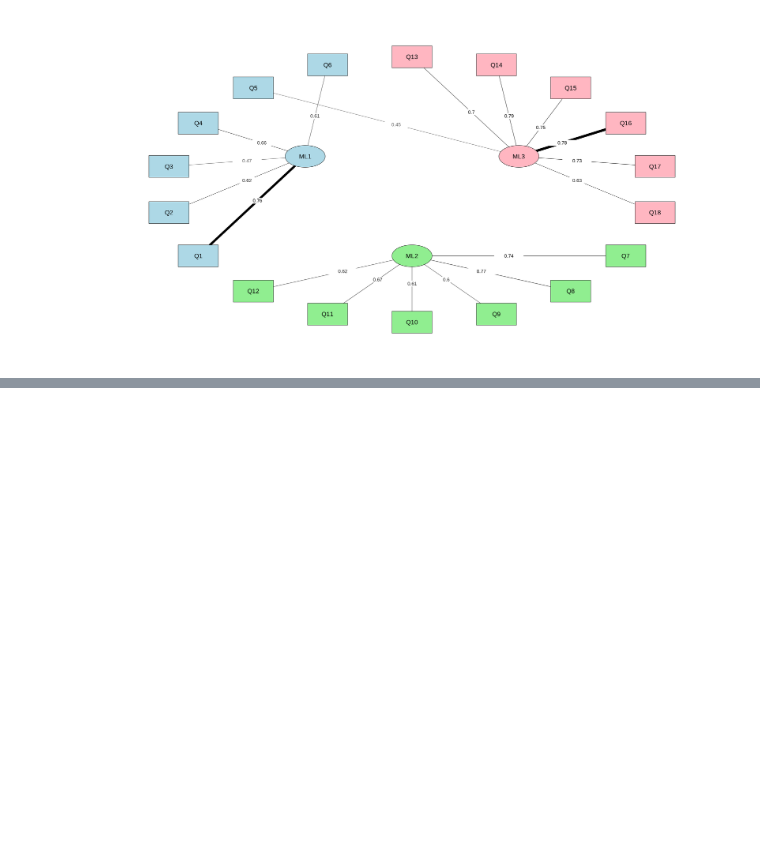
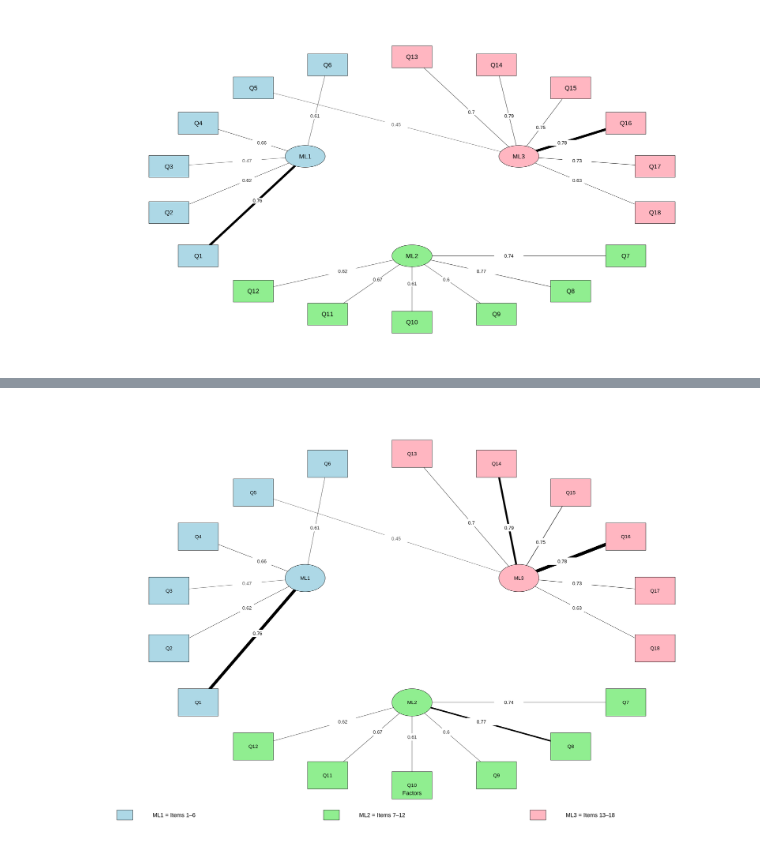
Before and after one commit to jgbrenner/EGA, a Jupyter notebook: R_analysis_test_results.ipynb, the cells around one changed output, grey strips where cells are left out. Saved outputs shown, nothing was run; the diff lists cells and outputs as text; code cells hidden in the pictures; blank space fills up the shorter version.

```diff
--- a/R_analysis_test_results.ipynb
+++ b/R_analysis_test_results.ipynb
@@ -379,0 +497,34 @@ Q18: Myślę o tym, co inni sądzą o moich osiągnięciach.
+# %%
+# Define item labels (Q1–Q18)
+item_labels <- paste0("Q", 1:18)
+
+# Improved edge scaling: Linear scaling with a minimum width
+scaled_widths <- abs(filtered_loadings) * 2  # Linear scaling
+scaled_widths[scaled_widths < 0.5] <- 0.5   # Set a minimum width for visibility
+
+# Plot the EFA graph with improved scaling
+options(repr.plot.width = 22, repr.plot.height = 15)  # Adjust canvas size
+
+qgraph(
+  filtered_loadings,
+  layout = "circle",                  # Circle layout
+  vsize = 6,                          # Node size
+  labels = item_labels,               # Correct item labels Q1-Q18 only
+  edge.width = scaled_widths,         # Apply improved scaling
+  edge.color = "black",               # Edge color
+  edge.labels = TRUE,                 # Show edge labels
+  label.cex = 1.2,                    # Label size
+  borders = TRUE,                     # Add borders for clarity
+  groups = list("ML1" = 1:6, "ML2" = 7:12, "ML3" = 13:18), # Define factor groups
+  color = c("lightblue", "lightgreen", "lightpink")  # Colors for ML1, ML2, ML3
+)
+
+# Add a legend for clarity
+legend("bottom",
+       legend = c("ML1 = Items 1–6", "ML2 = Items 7–12", "ML3 = Items 13–18"),
+       fill = c("lightblue", "lightgreen", "lightpink"),
+       title = "Factors",
+       cex = 1.2,
+       bty = "n",
+       horiz = TRUE)
+# %% [output]
@@ -379,0 +533 @@ Q18: Myślę o tym, co inni sądzą o moich osiągnięciach.
+[figure, added]
```
Also changed, not shown: parts of 13 cells of this notebook.
